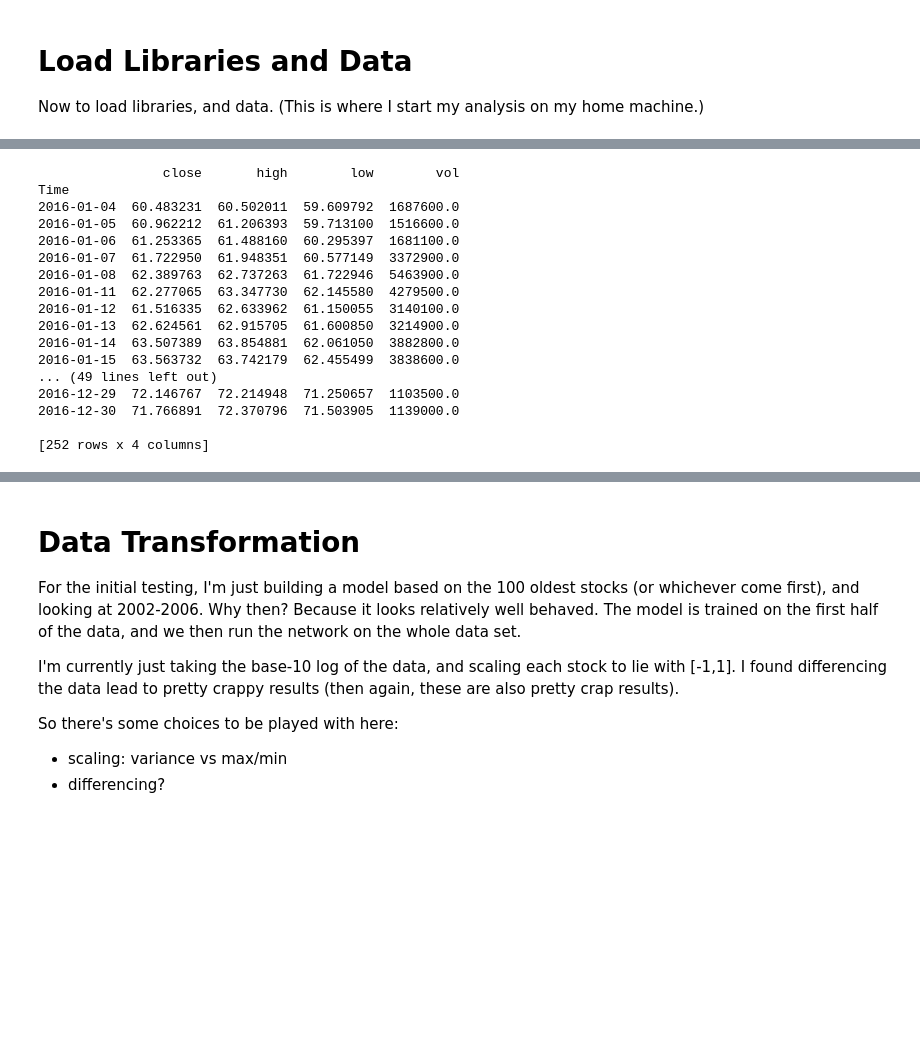
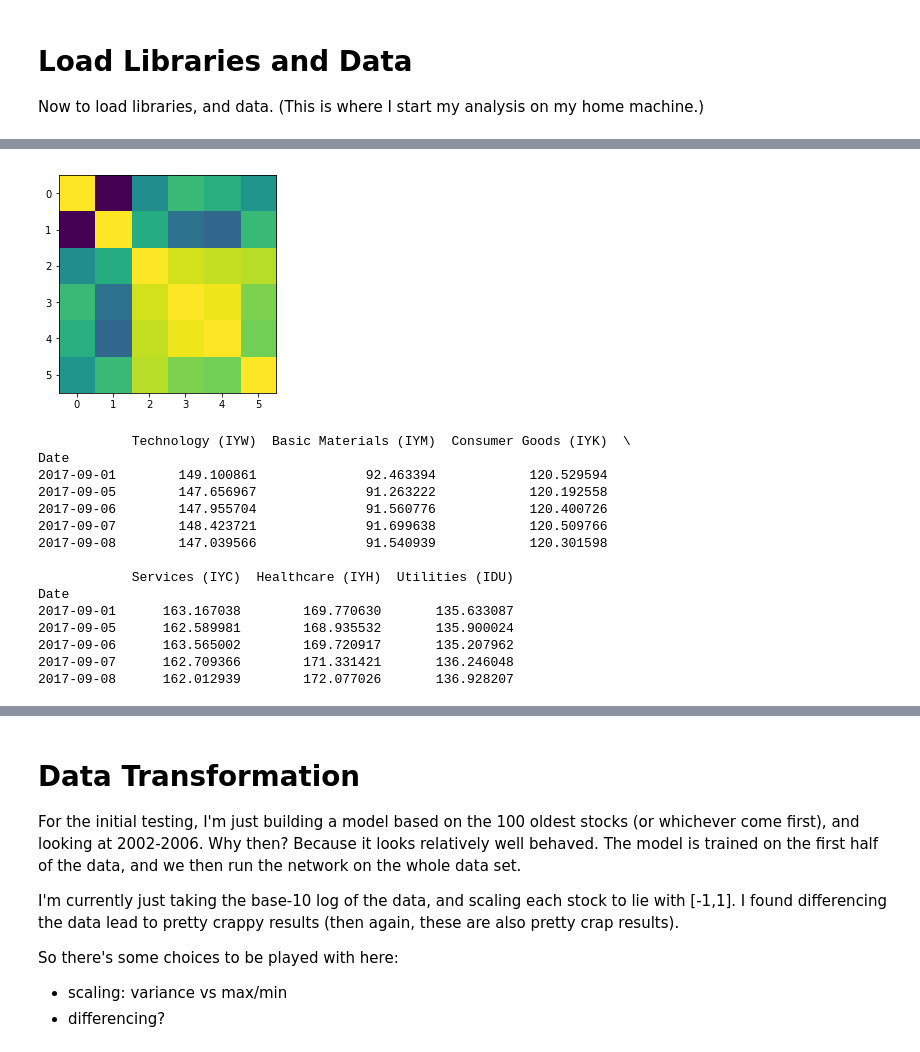
Before and after one commit to jmackrory/PDX_finance, a Jupyter notebook: PDX_finance_Mar2018.ipynb, the cells around one changed output, grey strips where cells are left out. Drawn from its saved outputs; the diff is of its cells as text; code cells hidden in the pictures; blank space fills up the shorter version.

```diff
--- a/PDX_finance_Mar2018.ipynb
+++ b/PDX_finance_Mar2018.ipynb
@@ -88,25 +200,31 @@ df_etf = pd.read_csv('data/sector_ETFs.csv',index_col=0,parse_dates=True)
+# %%
+etf_corr=df_etf.corr()
+plt.figure()
+plt.imshow(etf_corr)
+plt.show()
+# %% [output]
+[figure, added]
 # %%
 #Make a combined Panel (which is apparently redundant, and multiindex is preferred)
 panel=pd.Panel({'close':df_close,'low':df_low,'high':df_high,'vol':df_vol})
 # %%
-panel.loc[:,'2016','ED']
+#panel.loc[:,'2016','ED']
+df_etf.tail()
 # %% [output]
-                close       high        low        vol
-Time
-2016-01-04  60.483231  60.502011  59.609792  1687600.0
-2016-01-05  60.962212  61.206393  59.713100  1516600.0
-2016-01-06  61.253365  61.488160  60.295397  1681100.0
-2016-01-07  61.722950  61.948351  60.577149  3372900.0
-2016-01-08  62.389763  62.737263  61.722946  5463900.0
-2016-01-11  62.277065  63.347730  62.145580  4279500.0
-2016-01-12  61.516335  62.633962  61.150055  3140100.0
-2016-01-13  62.624561  62.915705  61.600850  3214900.0
-2016-01-14  63.507389  63.854881  62.061050  3882800.0
-2016-01-15  63.563732  63.742179  62.455499  3838600.0
-... (49 lines left out)
-2016-12-29  72.146767  72.214948  71.250657  1103500.0
-2016-12-30  71.766891  72.370796  71.503905  1139000.0
+            Technology (IYW)  Basic Materials (IYM)  Consumer Goods (IYK)  \
+Date
+2017-09-01        149.100861              92.463394            120.529594
+2017-09-05        147.656967              91.263222            120.192558
+2017-09-06        147.955704              91.560776            120.400726
+2017-09-07        148.423721              91.699638            120.509766
+2017-09-08        147.039566              91.540939            120.301598
 
-[252 rows x 4 columns]
+            Services (IYC)  Healthcare (IYH)  Utilities (IDU)
+Date
+2017-09-01      163.167038        169.770630       135.633087
+2017-09-05      162.589981        168.935532       135.900024
+2017-09-06      163.565002        169.720917       135.207962
+2017-09-07      162.709366        171.331421       136.246048
+2017-09-08      162.012939        172.077026       136.928207
 # %%
 Nstocks=df.shape[1]-np.isnan(df).sum(axis=1)
```
Also changed, not shown: parts of 52 cells of this notebook.
